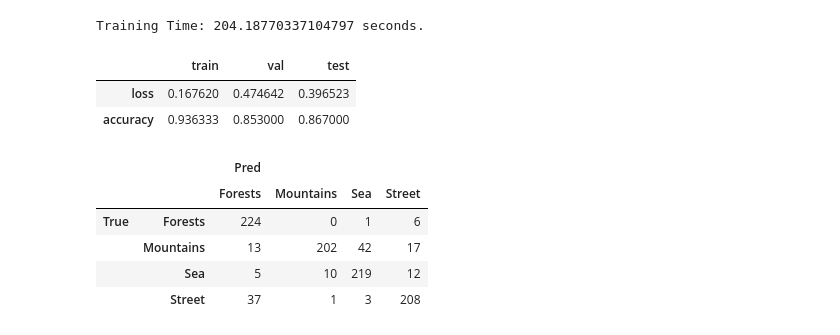
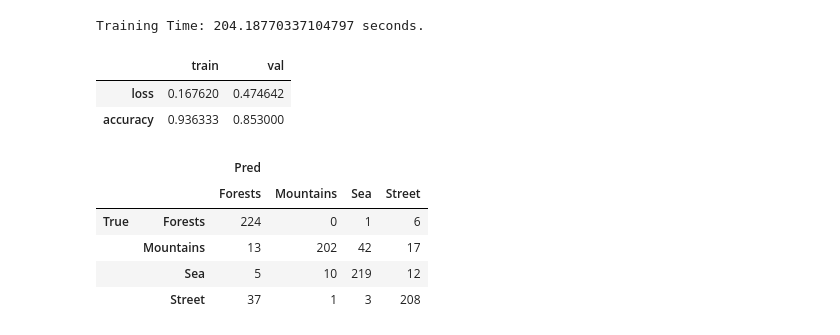
Before and after one commit to JuanCruzC97/ml-stuff, a Jupyter notebook: computer-vision/scenes.ipynb, the cells around one changed output. Saved outputs shown, nothing was run; the diff lists cells and outputs as text; code cells hidden in the pictures.

```diff
--- a/computer-vision/scenes.ipynb
+++ b/computer-vision/scenes.ipynb
@@ -595,11 +596,11 @@ print(f'Training Time: {end - start} seconds.')
 # %% [output]
 Training Time: 204.18770337104797 seconds.
 # %%
-model_evaluation(conv_1, train_data, train_targets, val_data, val_targets, test_data, test_targets)
+model_evaluation(conv_1, train_data, train_targets, val_data, val_targets)
 # %% [output]
-|  | train | val | test |
-| loss | 0.167620 | 0.474642 | 0.396523 |
-| accuracy | 0.936333 | 0.853000 | 0.867000 |
+|  | train | val |
+| loss | 0.167620 | 0.474642 |
+| accuracy | 0.936333 | 0.853000 |
 # %%
 display_confusion_matrix(val_targets, np.argmax(conv_1.predict(val_data, verbose=False), axis=1))
 # %% [output]
```
Also changed, not shown: parts of 11 cells of this notebook, 1 other file.
